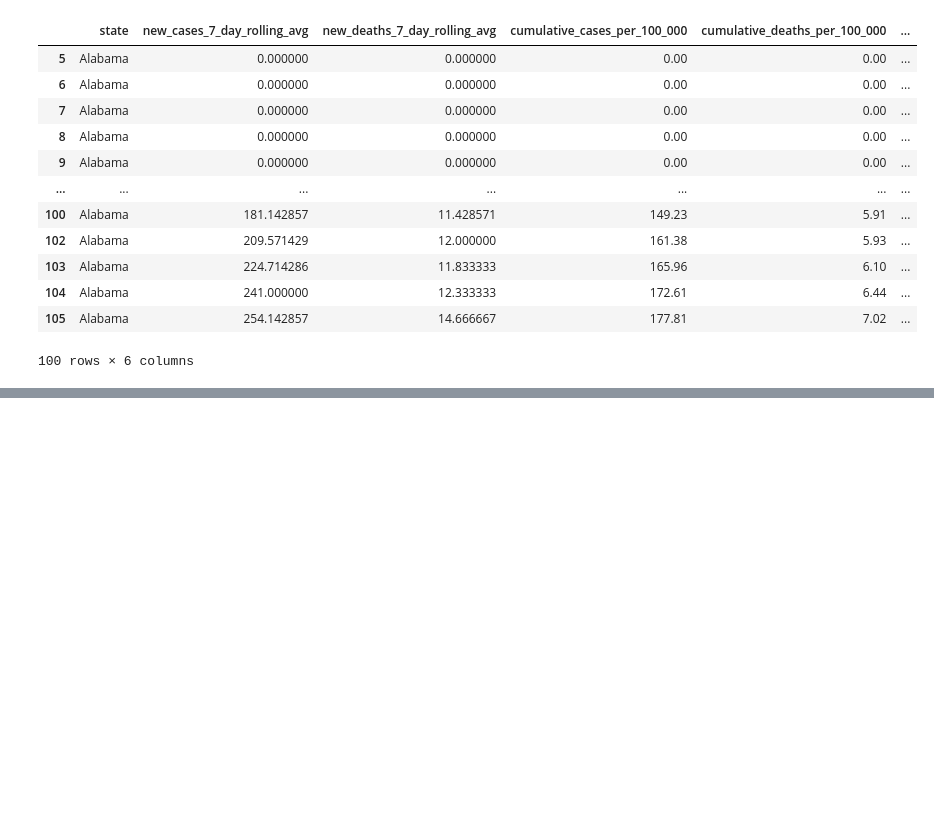
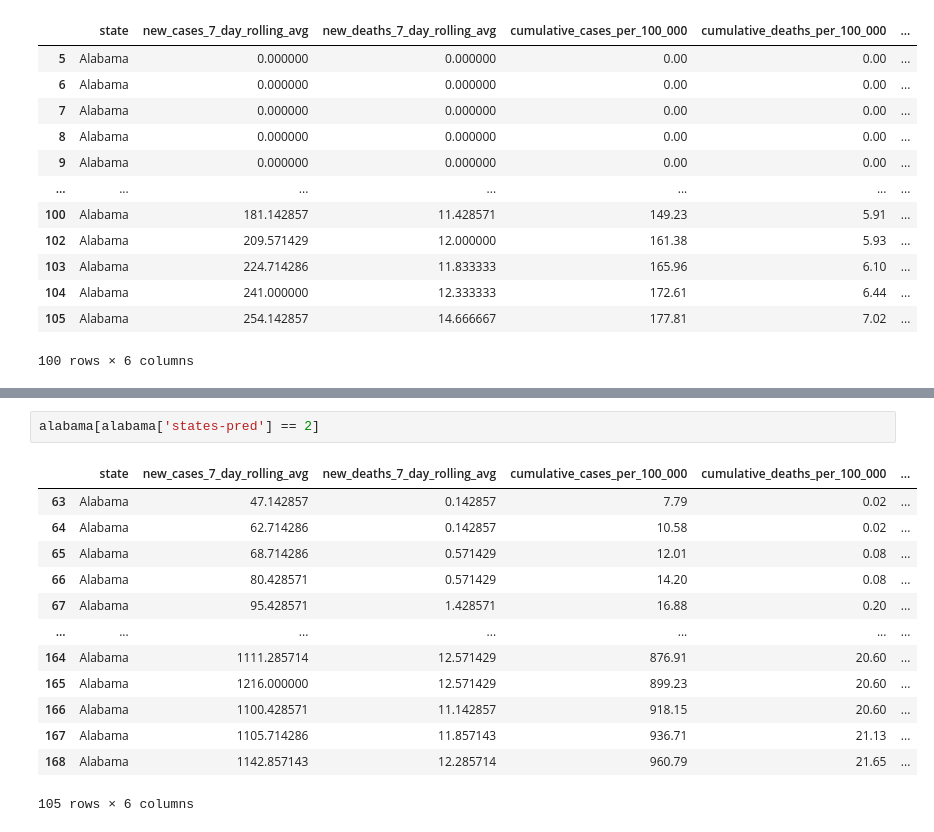
Before and after one commit to Eric-MK/ML_class_lessons, a Jupyter notebook: task3.ipynb, the cells around one changed output, grey strips where cells are left out. Drawn from its saved outputs; the diff is of its cells as text; blank space fills up the shorter version.

```diff
--- a/task3.ipynb
+++ b/task3.ipynb
@@ -347,0 +406,16 @@ See the caveats in the documentation: https://pandas.pydata.org/pandas-docs/stab
+# %%
+alabama[alabama['states-pred'] == 2]
+# %% [output]
+|  | state | new_cases_7_day_rolling_avg | new_deaths_7_day_rolling_avg | cumulative_cases_per_100_000 | cumulative_deaths_per_100_000 | ... |
+| 63 | Alabama | 47.142857 | 0.142857 | 7.79 | 0.02 | ... |
+| 64 | Alabama | 62.714286 | 0.142857 | 10.58 | 0.02 | ... |
+| 65 | Alabama | 68.714286 | 0.571429 | 12.01 | 0.08 | ... |
+| 66 | Alabama | 80.428571 | 0.571429 | 14.20 | 0.08 | ... |
+| 67 | Alabama | 95.428571 | 1.428571 | 16.88 | 0.20 | ... |
+| ... | ... | ... | ... | ... | ... | ... |
+| 164 | Alabama | 1111.285714 | 12.571429 | 876.91 | 20.60 | ... |
+| 165 | Alabama | 1216.000000 | 12.571429 | 899.23 | 20.60 | ... |
+| 166 | Alabama | 1100.428571 | 11.142857 | 918.15 | 20.60 | ... |
+| 167 | Alabama | 1105.714286 | 11.857143 | 936.71 | 21.13 | ... |
+| 168 | Alabama | 1142.857143 | 12.285714 | 960.79 | 21.65 | ... |
+105 rows × 6 columns
```
Also changed, not shown: parts of 4 cells of this notebook, 1 other file.
